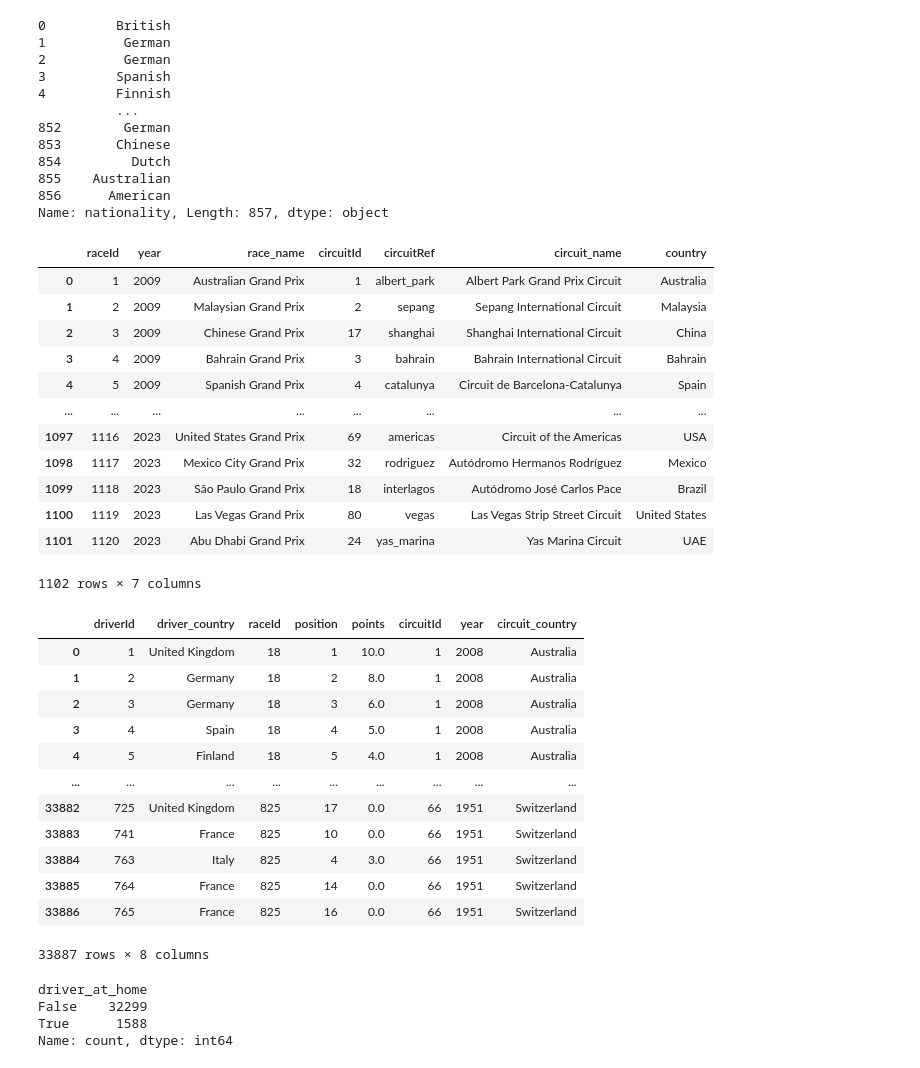
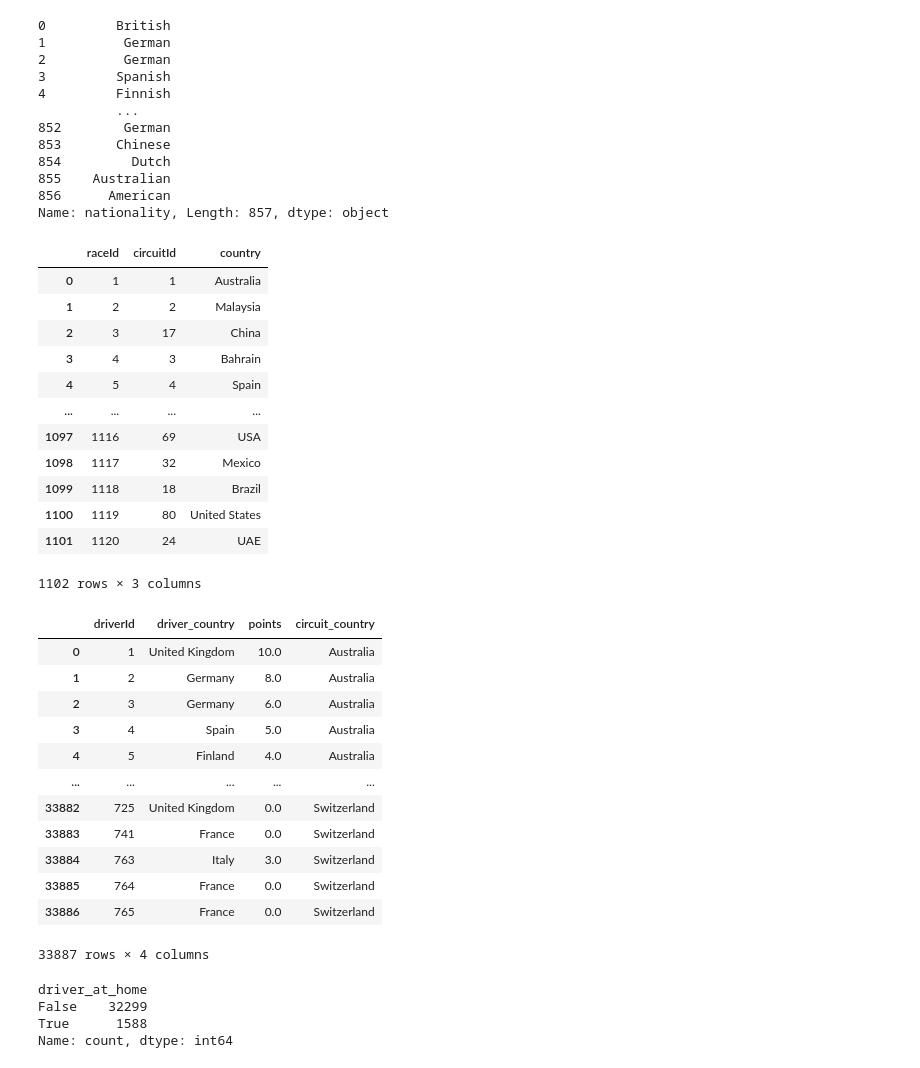
Before and after one commit to MohamedElhadidy0019/Formula_One_Data_Analysis, a Jupyter notebook: home_vs_away_effect.ipynb, the cells around one changed output. Saved outputs shown, nothing was run; the diff lists cells and outputs as text; code cells hidden in the pictures.

```diff
--- a/home_vs_away_effect.ipynb
+++ b/home_vs_away_effect.ipynb
@@ -45,68 +98,66 @@ assert not drivers['country'].hasnans
 Name: nationality, Length: 857, dtype: object
 # %%
 races.rename(columns={'name':'race_name'}, inplace=True)
-races = races[['raceId', 'year', 'race_name', 'circuitId']]
+races = races[['raceId', 'circuitId']]
 
 circuits.rename(columns={'name':'circuit_name'}, inplace=True)
-circuits.drop(columns=['url', 'lat', 'lng', 'alt', 'location'], inplace=True)
+circuits = circuits[['circuitId', 'country']]
 
 races_circuits = pd.merge(races, circuits, on='circuitId', how='left')
 
 display(races_circuits)
 # %% [output]
-|  | raceId | year | race_name | circuitId | circuitRef | circuit_name | country |
-| 0 | 1 | 2009 | Australian Grand Prix | 1 | albert_park | Albert Park Grand Prix Circuit | Australia |
-| 1 | 2 | 2009 | Malaysian Grand Prix | 2 | sepang | Sepang International Circuit | Malaysia |
-| 2 | 3 | 2009 | Chinese Grand Prix | 17 | shanghai | Shanghai International Circuit | China |
-| 3 | 4 | 2009 | Bahrain Grand Prix | 3 | bahrain | Bahrain International Circuit | Bahrain |
-| 4 | 5 | 2009 | Spanish Grand Prix | 4 | catalunya | Circuit de Barcelona-Catalunya | Spain |
-| ... | ... | ... | ... | ... | ... | ... | ... |
-| 1097 | 1116 | 2023 | United States Grand Prix | 69 | americas | Circuit of the Americas | USA |
-| 1098 | 1117 | 2023 | Mexico City Grand Prix | 32 | rodriguez | Autódromo Hermanos Rodríguez | Mexico |
-| 1099 | 1118 | 2023 | São Paulo Grand Prix | 18 | interlagos | Autódromo José Carlos Pace | Brazil |
-| 1100 | 1119 | 2023 | Las Vegas Grand Prix | 80 | vegas | Las Vegas Strip Street Circuit | United States |
-| 1101 | 1120 | 2023 | Abu Dhabi Grand Prix | 24 | yas_marina | Yas Marina Circuit | UAE |
+|  | raceId | circuitId | country |
+| 0 | 1 | 1 | Australia |
+| 1 | 2 | 2 | Malaysia |
+| 2 | 3 | 17 | China |
+| 3 | 4 | 3 | Bahrain |
+| 4 | 5 | 4 | Spain |
+| ... | ... | ... | ... |
+| 1097 | 1116 | 69 | USA |
+| 1098 | 1117 | 32 | Mexico |
+| 1099 | 1118 | 18 | Brazil |
+| 1100 | 1119 | 80 | United States |
+| 1101 | 1120 | 24 | UAE |
-1102 rows × 7 columns
+1102 rows × 3 columns
 # %%
 drivers = drivers[['driverId', 'country']]
 drivers.rename(columns={'country': 'driver_country'}, inplace=True)
 
-driver_standings = driver_standings[['raceId', 'driverId', 'position', 'points']]
-races = races[['raceId', 'circuitId', 'year']]
+driver_standings = driver_standings[['raceId', 'driverId', 'points']]
+races = races[['raceId', 'circuitId']]
 
 circuits = circuits[['circuitId', 'country']]
 circuits.rename(columns={'country': 'circuit_country'}, inplace=True)
 
 
 # join the dataframes
 driver_results = pd.merge(drivers, driver_standings, on='driverId')
 driver_race_results = pd.merge(driver_results, races, on='raceId')
 driver_circuit_results = pd.merge(driver_race_results, circuits, on='circuitId')
+driver_circuit_results.drop(columns=['circuitId', 'raceId'], inplace=True)
 
 display(driver_circuit_results)
 
 df = driver_circuit_results
 
-# Small note, here we use the data of drivers who have raced in their home as
-# this is the smaller group vs drivers who have raced elsewhere. You can imagine
-# this as a diagram where racers who have raced in their home country is a
-# subset of all racers.
+# Mark each race results as being in the driver's country or not.
 df['driver_at_home'] = df['driver_country'] == df['circuit_country']
 display(df['driver_at_home'].value_counts())
 # %% [output]
-|  | driverId | driver_country | raceId | position | points | circuitId | year | circuit_country |
-| 0 | 1 | United Kingdom | 18 | 1 | 10.0 | 1 | 2008 | Australia |
-| 1 | 2 | Germany | 18 | 2 | 8.0 | 1 | 2008 | Australia |
-| 2 | 3 | Germany | 18 | 3 | 6.0 | 1 | 2008 | Australia |
-| 3 | 4 | Spain | 18 | 4 | 5.0 | 1 | 2008 | Australia |
-| 4 | 5 | Finland | 18 | 5 | 4.0 | 1 | 2008 | Australia |
-| ... | ... | ... | ... | ... | ... | ... | ... | ... |
-| 33882 | 725 | United Kingdom | 825 | 17 | 0.0 | 66 | 1951 | Switzerland |
-| 33883 | 741 | France | 825 | 10 | 0.0 | 66 | 1951 | Switzerland |
-| 33884 | 763 | Italy | 825 | 4 | 3.0 | 66 | 1951 | Switzerland |
-| 33885 | 764 | France | 825 | 14 | 0.0 | 66 | 1951 | Switzerland |
-| 33886 | 765 | France | 825 | 16 | 0.0 | 66 | 1951 | Switzerland |
+|  | driverId | driver_country | points | circuit_country |
+| 0 | 1 | United Kingdom | 10.0 | Australia |
+| 1 | 2 | Germany | 8.0 | Australia |
+| 2 | 3 | Germany | 6.0 | Australia |
+| 3 | 4 | Spain | 5.0 | Australia |
+| 4 | 5 | Finland | 4.0 | Australia |
+| ... | ... | ... | ... | ... |
+| 33882 | 725 | United Kingdom | 0.0 | Switzerland |
+| 33883 | 741 | France | 0.0 | Switzerland |
+| 33884 | 763 | Italy | 3.0 | Switzerland |
+| 33885 | 764 | France | 0.0 | Switzerland |
+| 33886 | 765 | France | 0.0 | Switzerland |
-33887 rows × 8 columns
+33887 rows × 4 columns
 driver_at_home
 False    32299
 True      1588
```
Also changed, not shown: parts of 21 cells of this notebook, 2 other files.
